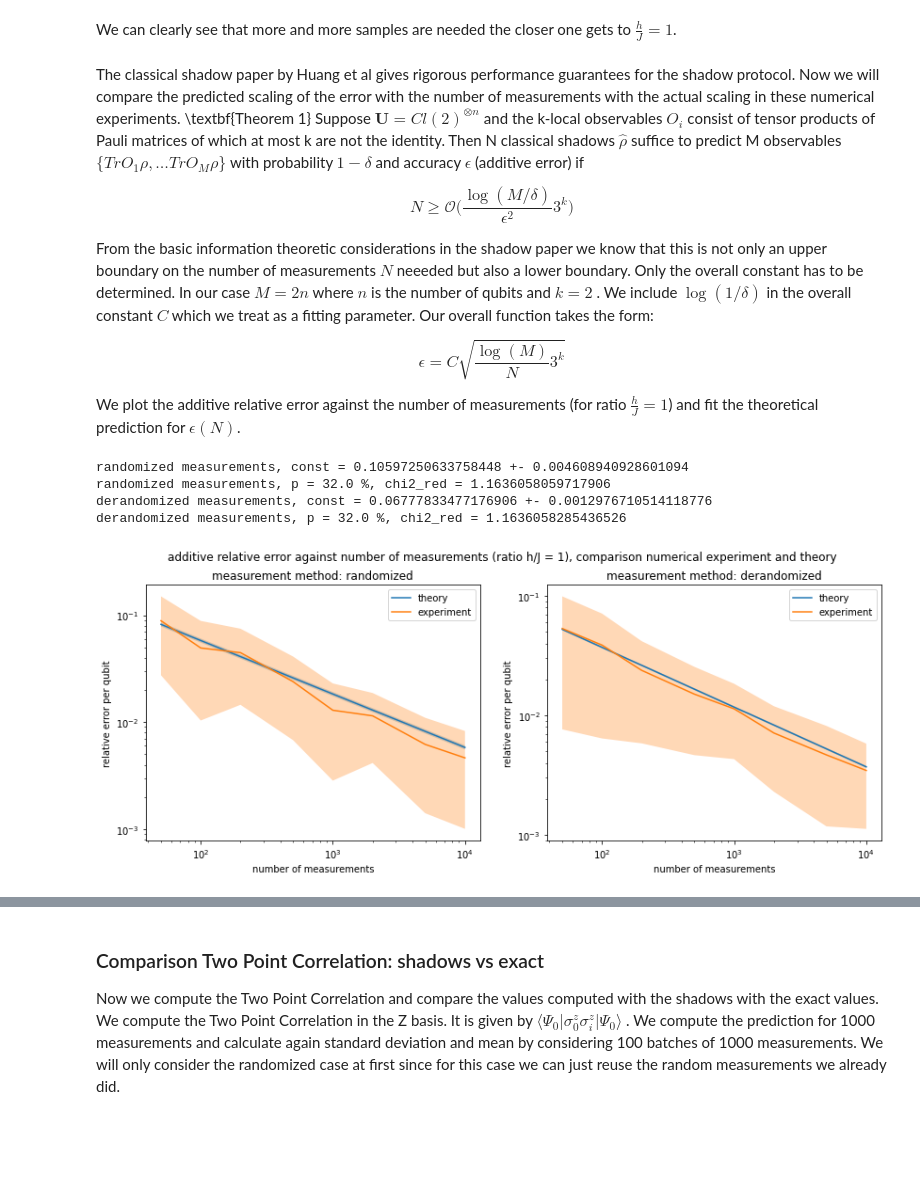
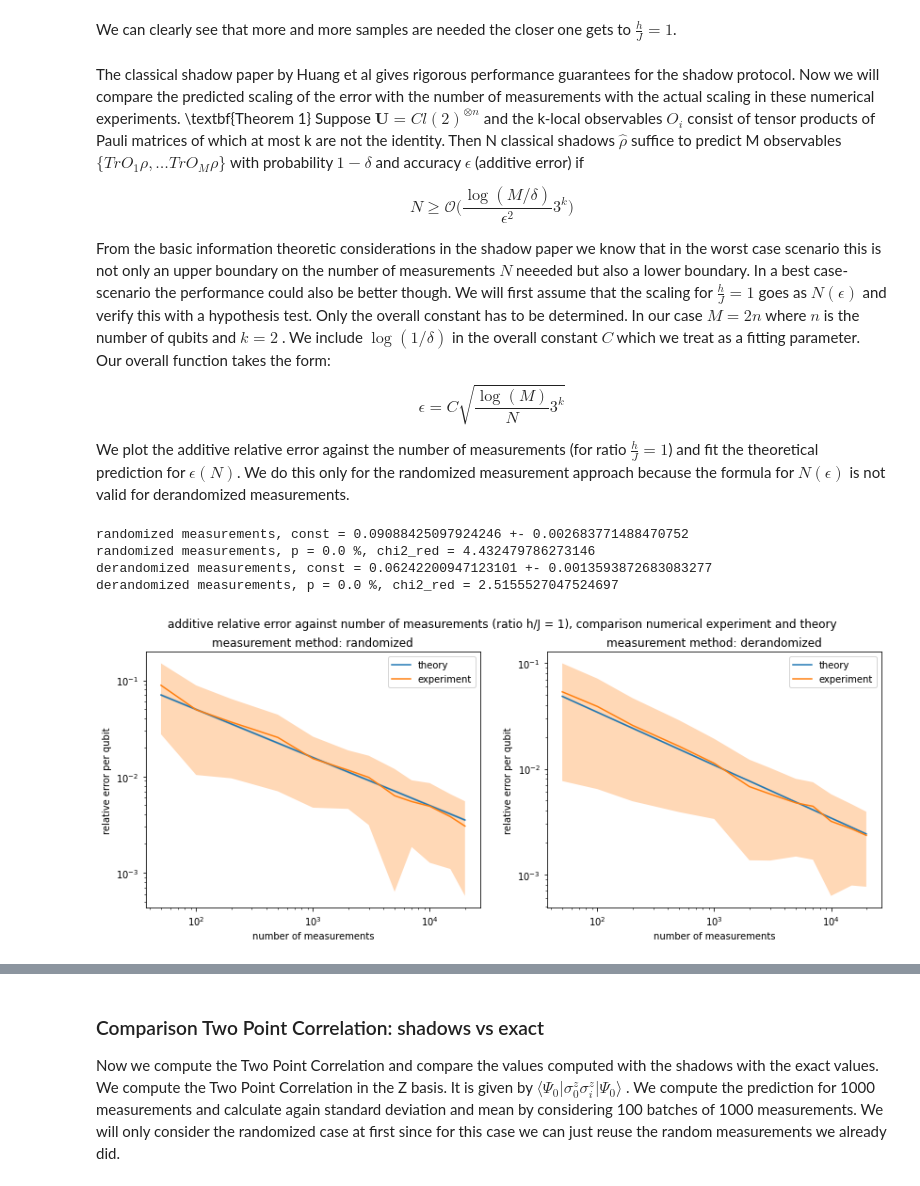
Before and after one commit to LennartBuerger/classical-shadows-for-1d-TFIM-energy-estimation, a Jupyter notebook: display_data/shadow_performance_analysis.ipynb, the cells around one changed output, grey strips where cells are left out. Drawn from its saved outputs; the diff is of its cells as text; code cells hidden in the pictures; blank space fills up the shorter version.

Commit message:
added to the comparison of shadow guarented performance and exoerimental performance

```diff
--- a/display_data/shadow_performance_analysis.ipynb
+++ b/display_data/shadow_performance_analysis.ipynb
@@ -350,8 +350,13 @@ N \geq \mathcal{O}\biggl(\frac{\log(M/\delta)}{\epsilon^2} 3^k \biggr)
 \end{equation}
 
 From the basic information theoretic considerations in the shadow paper we know that
+in the worst case scenario
 this is not only an upper boundary on the number of measurements $N$ neeeded but also
-a lower boundary. Only the overall constant has to be determined.
+a lower boundary. In a best case-scenario the performance could also be better though.
+We will first assume that the scaling for $\frac{h}{J} = 1$
+goes as $N(\epsilon)$ and verify this with a
+hypothesis test.
+ Only the overall constant has to be determined.
 In our case $M=2n$ where $n$ is the number of qubits and $k=2$ . We include $\log(1/\delta)$
 in the overall constant $C$ which we treat as a fitting parameter.
 Our overall function takes the form:
@@ -363,6 +368,8 @@ Our overall function takes the form:
 We plot the additive relative error against the number of measurements
  (for ratio $\frac{h}{J} = 1$) and fit the theoretical prediction for
  $\epsilon(N)$.
+ We do this only for the randomized measurement approach because the formula for
+ $N(\epsilon)$ is not valid for derandomized measurements.
 # %%
 from scipy.optimize import curve_fit
 from scipy.stats import chi2
@@ -378,7 +385,7 @@ def compute_p_value_and_chi_red(data, param, param_std):
     p_val = round(1 - chi2.cdf(chi2_sum, dof),2)*100
     return  p_val, chi2_red
 # %%
-num_of_measurements = np.array([50, 100, 200, 500, 1000, 2000, 5000, 10000])
+num_of_measurements = np.array([50, 100, 200, 500, 1000, 2000, 3000, 5000, 7000, 10000, 15000, 20000])
 batches = 50
 some_ratios = np.array([1.0])
 fig, axs = plt.subplots(1, 2)
@@ -392,46 +399,43 @@ for l in range(0, 2):
         energy_brute = energy_dict[str(1)]['periodic'][str(qubit_num)][str(some_ratios[i])][0] * np.ones(np.size(num_of_measurements))
         save_direc_procedure = Path('data/shadow_measurements/measurement_procedure_ratio_'+\
                               str(some_ratios[i])+'_qubit_num_'+str(qubit_num)+'_method_'+measurement_methods[l]+'.npy')
         save_direc_index = Path('data/shadow_measurements/measurement_index_ratio_'+\
                               str(some_ratios[i])+'_qubit_num_'+str(qubit_num)+'_method_'+measurement_methods[l]+'.npy')
         measurement_procedure = np.lib.format.open_memmap(save_direc_procedure, dtype=np.str_, mode='r')
         measurement_index = np.lib.format.open_memmap(save_direc_index, dtype=np.int32, mode='r')
         for k in range(0, batches):
             for j in range(0, np.size(num_of_measurements)):
-                if j == 0:
-                    num_m_used = 0
-                else:
-                    num_m_used = batches * np.sum(num_of_measurements[0:j-1])
-                measurements = conversion_to_prediction_shadow_dict_shape(measurement_procedure[num_m_used
-                                                                                                + k*num_of_measurements[j]: num_m_used + (k+1)*num_of_measurements[j]],
-                                                                          measurement_index[num_m_used + k*num_of_measurements[j]: num_m_used + (k+1)*num_of_measurements[j]],
+                measurements = conversion_to_prediction_shadow_dict_shape(measurement_procedure[k*num_of_measurements[j]:(k+1)*num_of_measurements[j]],
+                                                                          measurement_index[k*num_of_measurements[j]: (k+1)*num_of_measurements[j]],
                                                                           qubit_num)
                 energy_shadow[j] = TfimHamiltonianOpenFermion(qubit_num,
                                                            some_ratios[i], 1, 'periodic').energy_shadow(None,
                                                                                                        num_of_measurements[j],
                                                                                                        measurement_methods[l], measurements)
             errors[k,:] = np.abs(energy_shadow - energy_brute) / np.abs(energy_brute)
         error_mean = np.mean(errors, axis=0)
         error_std = np.std(errors, axis=0)
-        popt, pcov = curve_fit(epsilon, num_of_measurements, error_mean)
+        # the error_std keeps decreasing with the number of batches and is therefore probably not a great estimate
+        # hence we do not use it for the estimation of const
+        popt, pcov = curve_fit(epsilon, num_of_measurements, error_mean, sigma=error_std)
         print(measurement_methods[l] + ' measurements, const = ' + str(popt[0]) + ' +- ' + str(np.sqrt(pcov[0][0])))
         p_val, chi2_red = compute_p_value_and_chi_red(error_mean, popt[0], np.sqrt(pcov[0][0]))
         print(measurement_methods[l] + ' measurements, p = ' + str(p_val) + ' %, chi2_red = ' + str(chi2_red))
         axs[l].errorbar(num_of_measurements, epsilon(num_of_measurements, popt[0]), label = 'theory')
         axs[l].fill_between(num_of_measurements,
                             epsilon(num_of_measurements, popt[0] - np.sqrt(pcov[0][0])),
                             epsilon(num_of_measurements, popt[0] + np.sqrt(pcov[0][0])), alpha = 0.3)
         axs[l].errorbar(num_of_measurements, error_mean, label = 'experiment')
         axs[l].fill_between(num_of_measurements, error_mean - error_std, error_mean + error_std, alpha = 0.3)
         axs[l].set(xscale='log', yscale='log', xlabel='number of measurements', ylabel = 'relative error per qubit')
         axs[l].set_title('measurement method: ' + str(measurement_methods[l]))
         axs[l].legend()
 # %% [output]
-randomized measurements, const = 0.10597250633758448 +- 0.004608940928601094
-randomized measurements, p = 32.0 %, chi2_red = 1.1636058059717906
-derandomized measurements, const = 0.06777833477176906 +- 0.0012976710514118776
-derandomized measurements, p = 32.0 %, chi2_red = 1.1636058285436526
+randomized measurements, const = 0.09088425097924246 +- 0.002683771488470752
+randomized measurements, p = 0.0 %, chi2_red = 4.432479786273146
+derandomized measurements, const = 0.06242200947123101 +- 0.0013593872683083277
+derandomized measurements, p = 0.0 %, chi2_red = 2.5155527047524697
-[figure, old version]
+[figure, new version]
 # %% [markdown]
 We also did a statistical hypothesis test to see whether the fitting function really
 describes the data well. We used the $\chi^2$ distribution to compute the p-value. The
```
Also changed, not shown: parts of 4 cells of this notebook.
